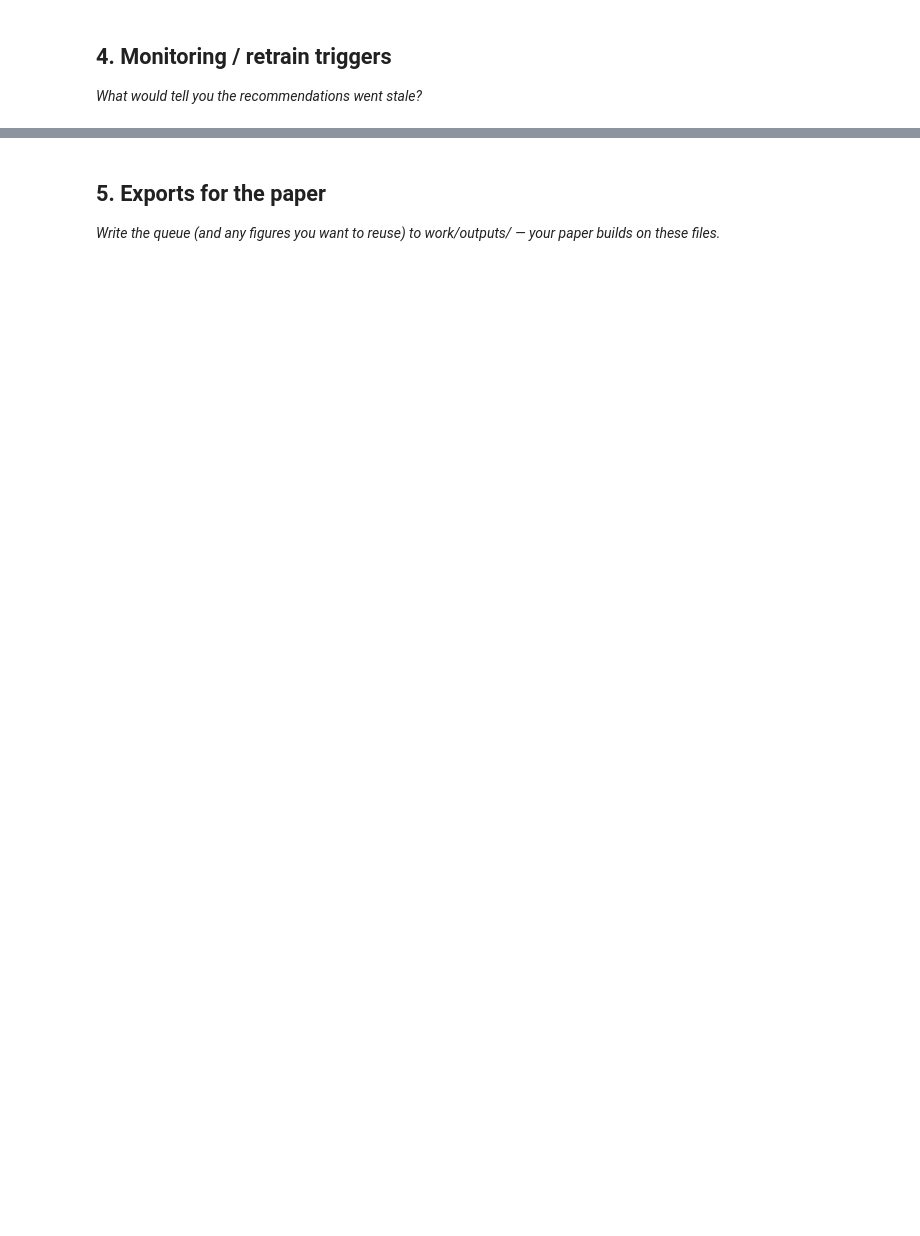
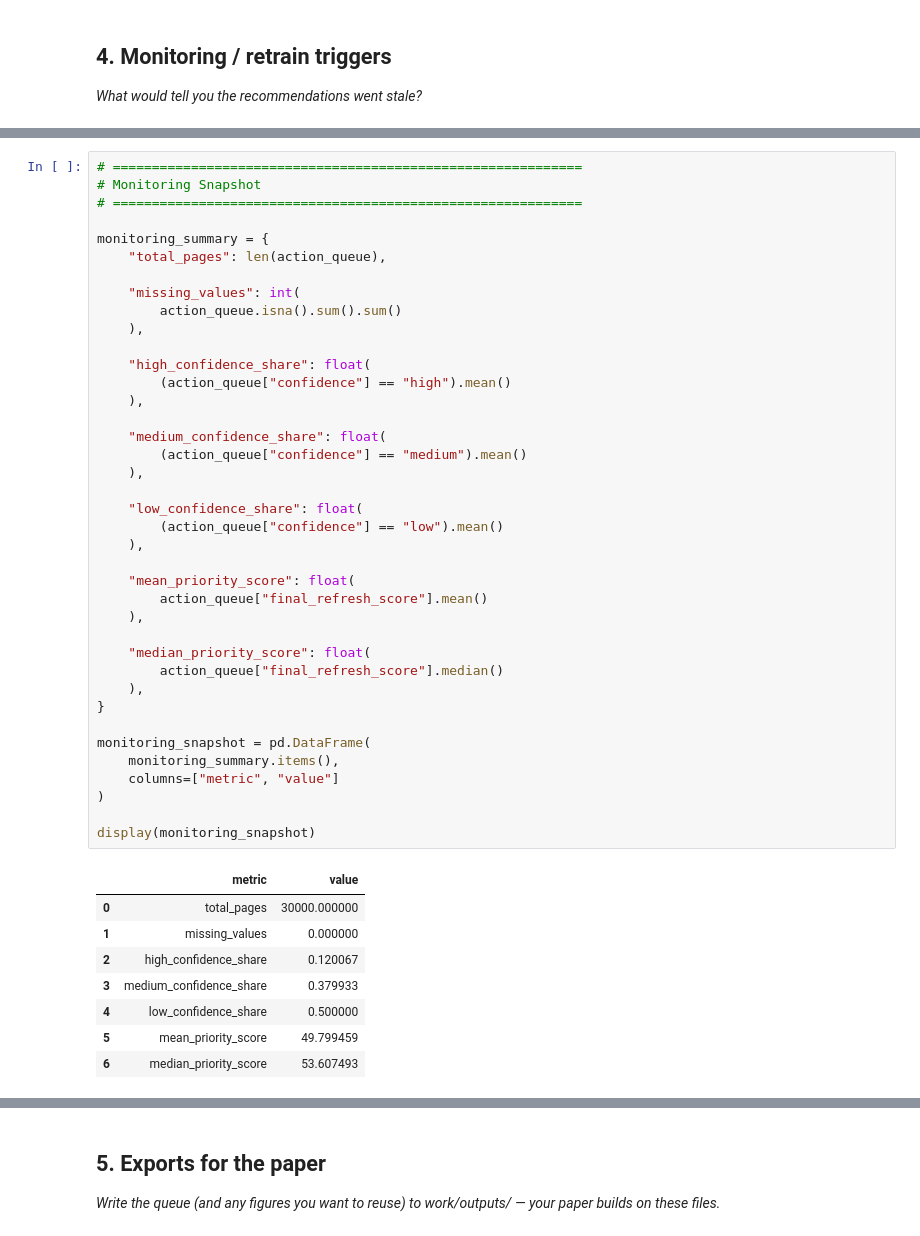
Before and after one commit to Dev-hashh/flyrank-ml-internship-starter, a Jupyter notebook: work/notebooks/w07_action_playbook.ipynb, the cells around one changed output, grey strips where cells are left out. Drawn from its saved outputs; the diff is of its cells as text; blank space fills up the shorter version.

```diff
--- a/work/notebooks/w07_action_playbook.ipynb
+++ b/work/notebooks/w07_action_playbook.ipynb
@@ -101,0 +670,48 @@ Warning: Total number of columns (28) exceeds max_columns (20) limiting to first
+# %%
+# ============================================================
+# Monitoring Snapshot
+# ============================================================
+
+monitoring_summary = {
+    "total_pages": len(action_queue),
+
+    "missing_values": int(
+        action_queue.isna().sum().sum()
+    ),
+
+    "high_confidence_share": float(
+        (action_queue["confidence"] == "high").mean()
+    ),
+
+    "medium_confidence_share": float(
+        (action_queue["confidence"] == "medium").mean()
+    ),
+
+    "low_confidence_share": float(
+        (action_queue["confidence"] == "low").mean()
+    ),
+
+    "mean_priority_score": float(
+        action_queue["final_refresh_score"].mean()
+    ),
+
+    "median_priority_score": float(
+        action_queue["final_refresh_score"].median()
+    ),
+}
+
+monitoring_snapshot = pd.DataFrame(
+    monitoring_summary.items(),
+    columns=["metric", "value"]
+)
+
+display(monitoring_snapshot)
+# %% [output]
+|  | metric | value |
+| 0 | total_pages | 30000.000000 |
+| 1 | missing_values | 0.000000 |
+| 2 | high_confidence_share | 0.120067 |
+| 3 | medium_confidence_share | 0.379933 |
+| 4 | low_confidence_share | 0.500000 |
+| 5 | mean_priority_score | 49.799459 |
+| 6 | median_priority_score | 53.607493 |
```
Also changed, not shown: parts of 30 cells of this notebook.
